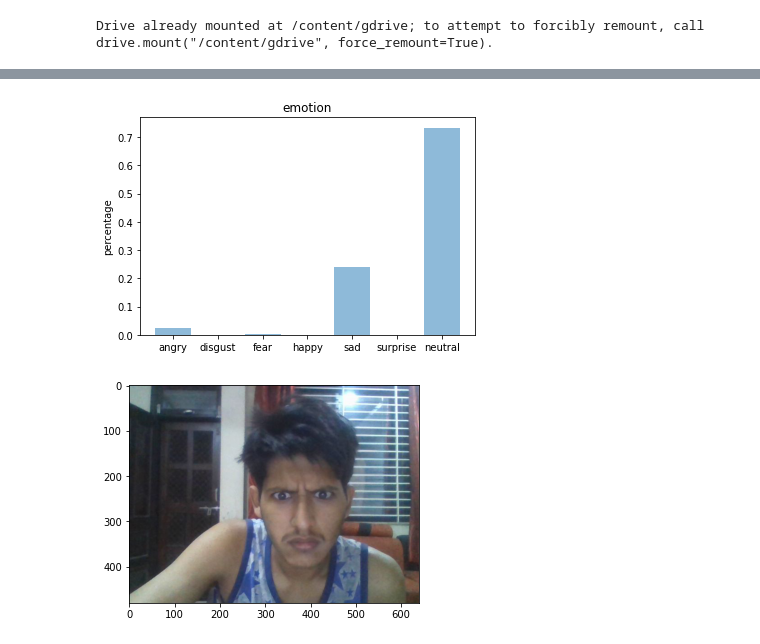
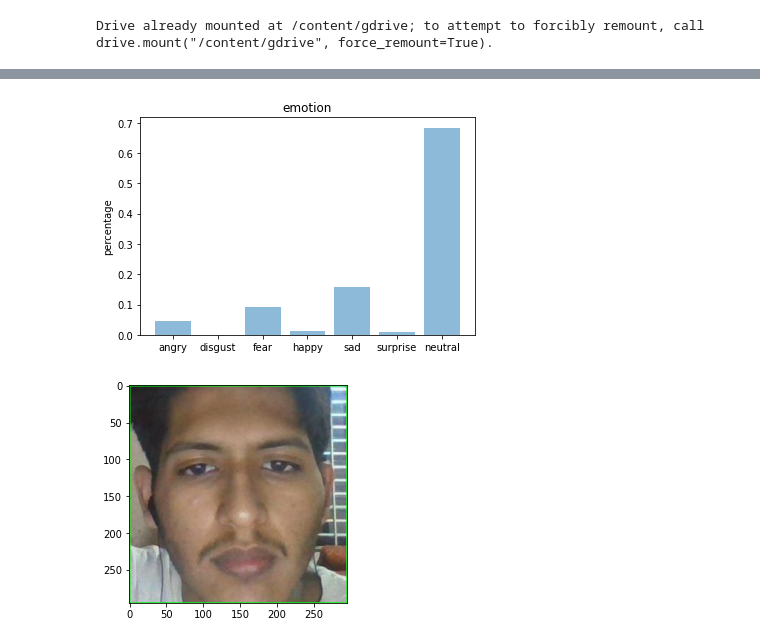
Before and after one commit to navtej16/Emotion_Recgonition_using_audio_and_video, a Jupyter notebook: Emotion_recognition_using_video.ipynb, the cells around one changed output, grey strips where cells are left out. Saved outputs shown, nothing was run; the diff lists cells and outputs as text; code cells hidden in the pictures.

Commit message:
Face crop done

```diff
--- a/Emotion_recognition_using_video.ipynb
+++ b/Emotion_recognition_using_video.ipynb
@@ -130,34 +138,76 @@ def emotion_analysis(emotions):
     plt.title('emotion')
 
     plt.show()
+# %%
+import cv2
+
+
+def facecrop(imagee):
+    facedata = cv2.data.haarcascades + 'haarcascade_frontalface_default.xml'
+    cascade = cv2.CascadeClassifier(facedata)
+
+    img = cv2.imread('photo.jpg')
+    #cv2.imshow(img)
+
+    try:
+
+        minisize = (img.shape[1],img.shape[0])
+        miniframe = cv2.resize(img, minisize)
+
+        faces = cascade.detectMultiScale(miniframe)
+
+        for f in faces:
+            x, y, w, h = [ v for v in f ]
+            cv2.rectangle(img, (x,y), (x+w,y+h), (0,255,0), 2)
+
+            sub_face = img[y:y+h, x:x+w]
+
+
+            cv2.imwrite('photo.jpg', sub_face)
+            #print ("Writing: " + image)
+
+    except Exception as e:
+        print (e)
+
+    #cv2.imshow(image, img)
+
+
+if __name__ == '__main__':
+    facecrop('photo.jpg')
+
+
+  #  facecrop('photo.jpg')
 # %%
 #Testing a file.
 
 from keras.preprocessing import image
 from keras.preprocessing.image import ImageDataGenerator
 
 import numpy as np
 import matplotlib.pyplot as plt
 
 
 file = 'photo.jpg'
+img = facecrop(file)
 true_image = image.load_img(file)
 img = image.load_img(file, grayscale=True, target_size=(48, 48))
+
 
 x = image.img_to_array(img)
 x = np.expand_dims(x, axis = 0)
 
 x /= 255
 
 custom = model.predict(x)
 emotion_analysis(custom[0])
 
 x = np.array(x, 'float32')
 x = x.reshape([48, 48]);
 
 plt.gray()
+#plt.imshow(img)
 plt.imshow(true_image)
 plt.show()
 # %% [output]
-[figure, old version]
+[figure, new version]
-[figure, old version]
+[figure, new version]
```
Also changed, not shown: parts of 3 cells of this notebook.
